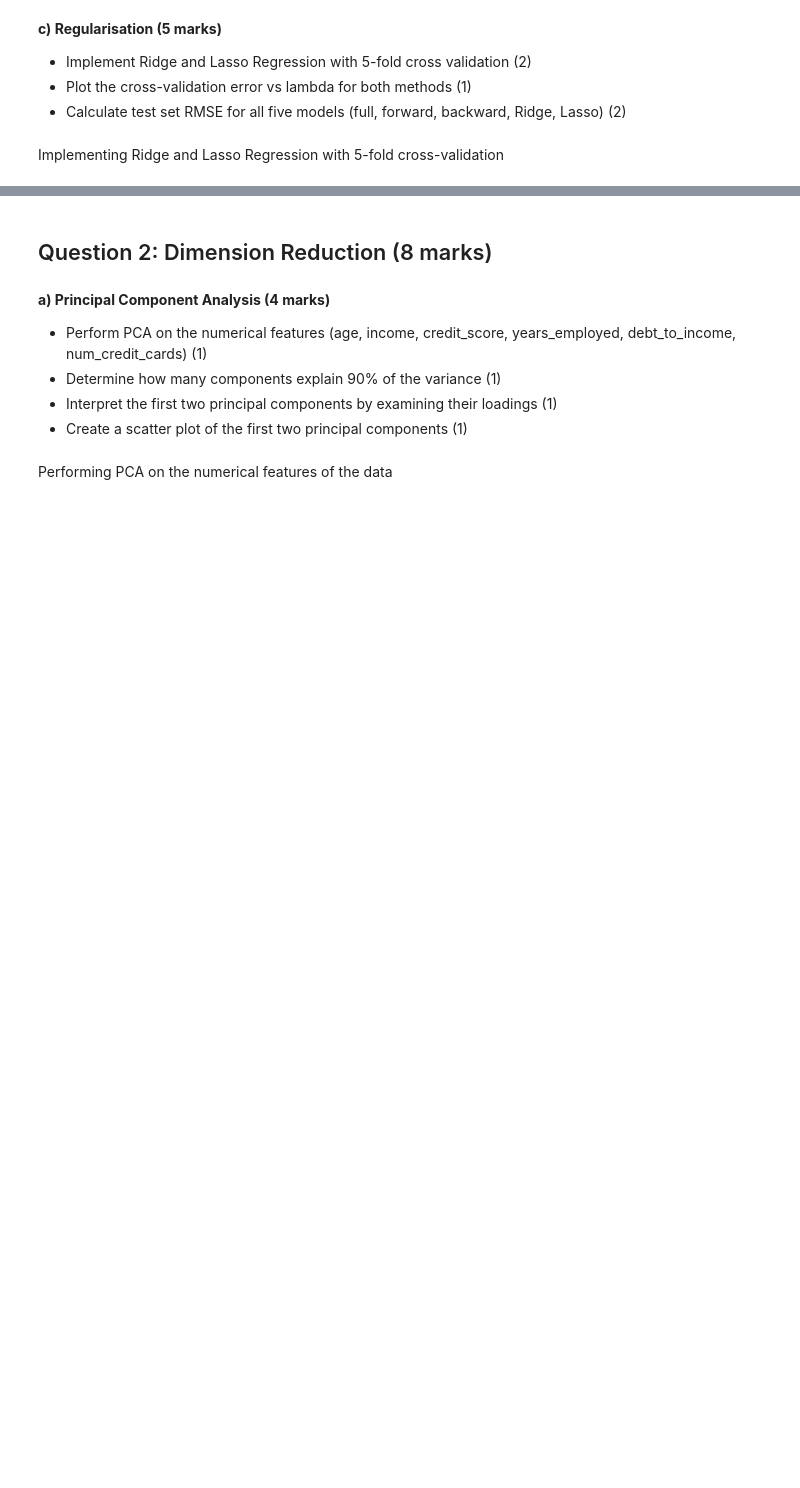
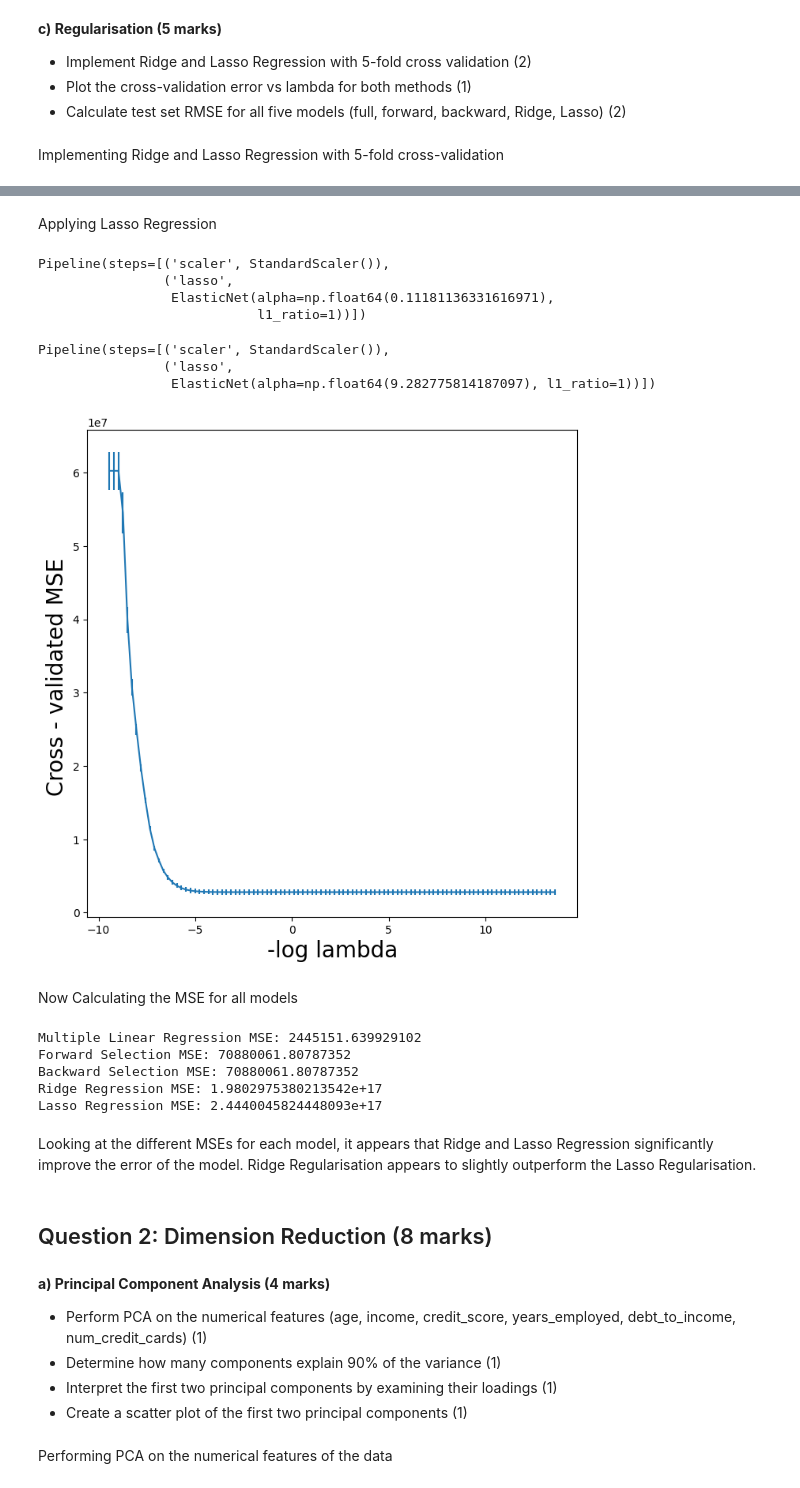
Before and after one commit to aidanlockwood20/MXN442-Codebase, a Jupyter notebook: assignments/assignment_1/assignment_1.ipynb, the cells around one changed output, grey strips where cells are left out. Drawn from its saved outputs; the diff is of its cells as text; code cells hidden in the pictures; blank space fills up the shorter version.

```diff
--- a/assignments/assignment_1/assignment_1.ipynb
+++ b/assignments/assignment_1/assignment_1.ipynb
@@ -371,3 +355,67 @@ np.float64(8059.55926885886)
+# %% [markdown]
+Applying Lasso Regression
+# %%
+lasso_model = skl.ElasticNet(alpha = lambdas[50], l1_ratio = 1)
+scaler = StandardScaler(with_mean = True, with_std = True)
+lasso_pipeline = Pipeline(steps = [('scaler', scaler), ('lasso', lasso_model)])
+lasso_pipeline.fit(X, np.array(df['credit_limit']))
+# %% [output]
+Pipeline(steps=[('scaler', StandardScaler()),
+                ('lasso',
+                 ElasticNet(alpha=np.float64(0.11181136331616971),
+                            l1_ratio=1))])
+# %%
+# Applying 5-Fold Cross-Validation
+K = 5
+kfold = skm.KFold(K,
+                    random_state = 0,
+                    shuffle = True)
+
+parameter_grid = {'lasso__alpha' : lambdas}
+
+grid = skm.GridSearchCV(lasso_pipeline,
+                        parameter_grid,
+                        cv = kfold,
+                        scoring = 'neg_mean_squared_error')
+grid.fit(X_train, Y_train)
+grid.best_params_['lasso__alpha']
+grid.best_estimator_
+# %% [output]
+Pipeline(steps=[('scaler', StandardScaler()),
+                ('lasso',
+                 ElasticNet(alpha=np.float64(9.282775814187097), l1_ratio=1))])
+# %%
+lasso_fig , ax = plt.subplots(figsize =(8 ,8))
+ax.errorbar(-np.log(lambdas),
+            -grid.cv_results_['mean_test_score'],
+            yerr=grid.cv_results_['std_test_score'] / np.sqrt(K))
+ax. set_xlabel('-log lambda', fontsize =20)
+ax. set_ylabel('Cross - validated MSE ', fontsize =20);
+# %% [output]
+[figure, added]
+# %% [markdown]
+Now Calculating the MSE for all models
+# %%
+# MLR MSE
+mse_mlr = mean_squared_error(Y_test, mlr_results.predict(X_test))
+mse_forward_select = mean_squared_error(Y_test, forward_select_model.predict(X_test))
+mse_backward_select = mean_squared_error(Y_test, backward_select_model.predict(X_test))
+mse_ridge = mean_squared_error(Y_test, ridge_model.predict(X_test))
+mse_lasso = mean_squared_error(Y_test, lasso_model.predict(X_test))
+
+print('Multiple Linear Regression MSE:', mse_mlr)
+print('Forward Selection MSE:', mse_forward_select)
+print('Backward Selection MSE:', mse_backward_select)
+print('Ridge Regression MSE:', mse_ridge)
+print('Lasso Regression MSE:', mse_lasso)
+# %% [output]
+Multiple Linear Regression MSE: 2445151.639929102
+Forward Selection MSE: 70880061.80787352
+Backward Selection MSE: 70880061.80787352
+Ridge Regression MSE: 1.9802975380213542e+17
+Lasso Regression MSE: 2.4440045824448093e+17
+# %% [markdown]
+Looking at the different MSEs for each model, it appears that Ridge and Lasso Regression significantly improve the error of the model. Ridge Regularisation appears to slightly outperform the Lasso Regularisation.
 # %% [markdown]
 ## Question 2: Dimension Reduction (8 marks)
 # %% [markdown]
```
Also changed, not shown: parts of 71 cells of this notebook, 5 other files.
